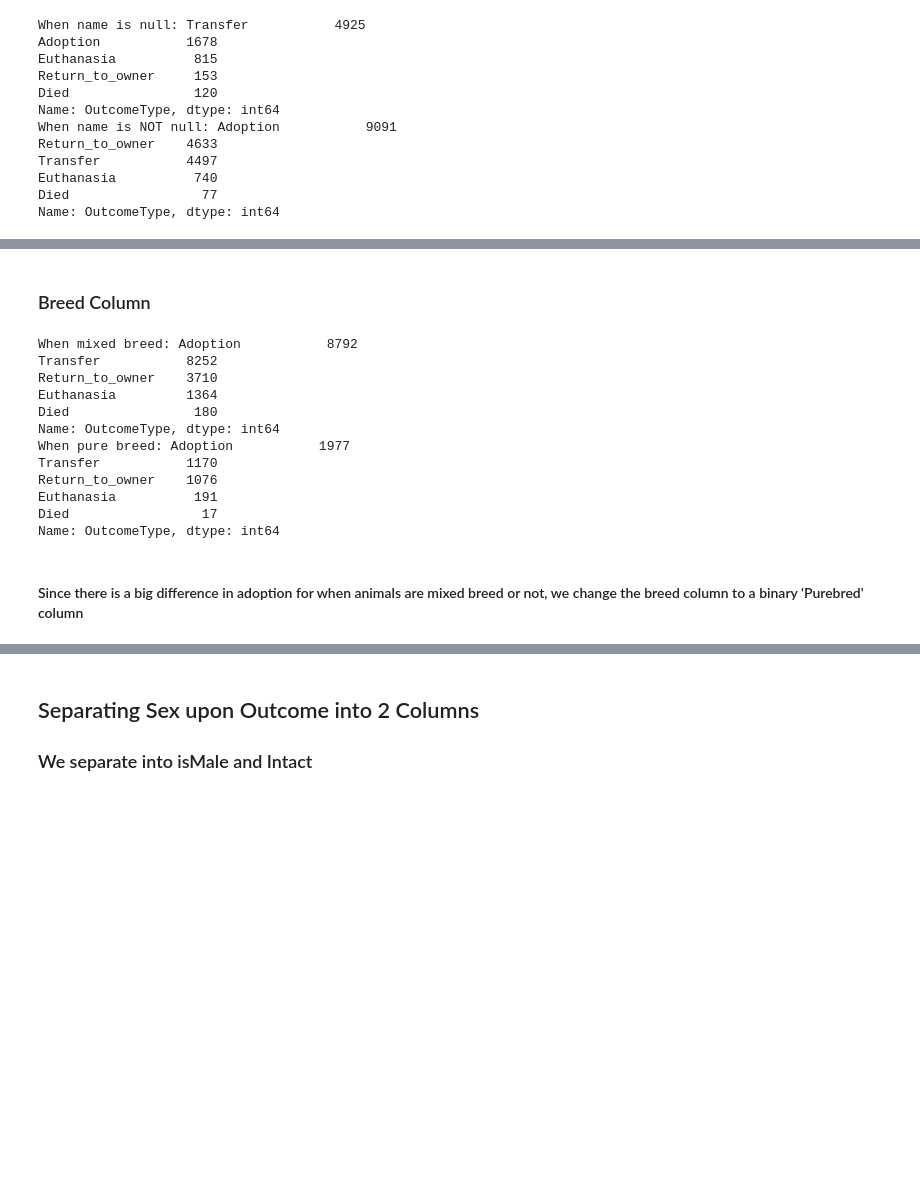
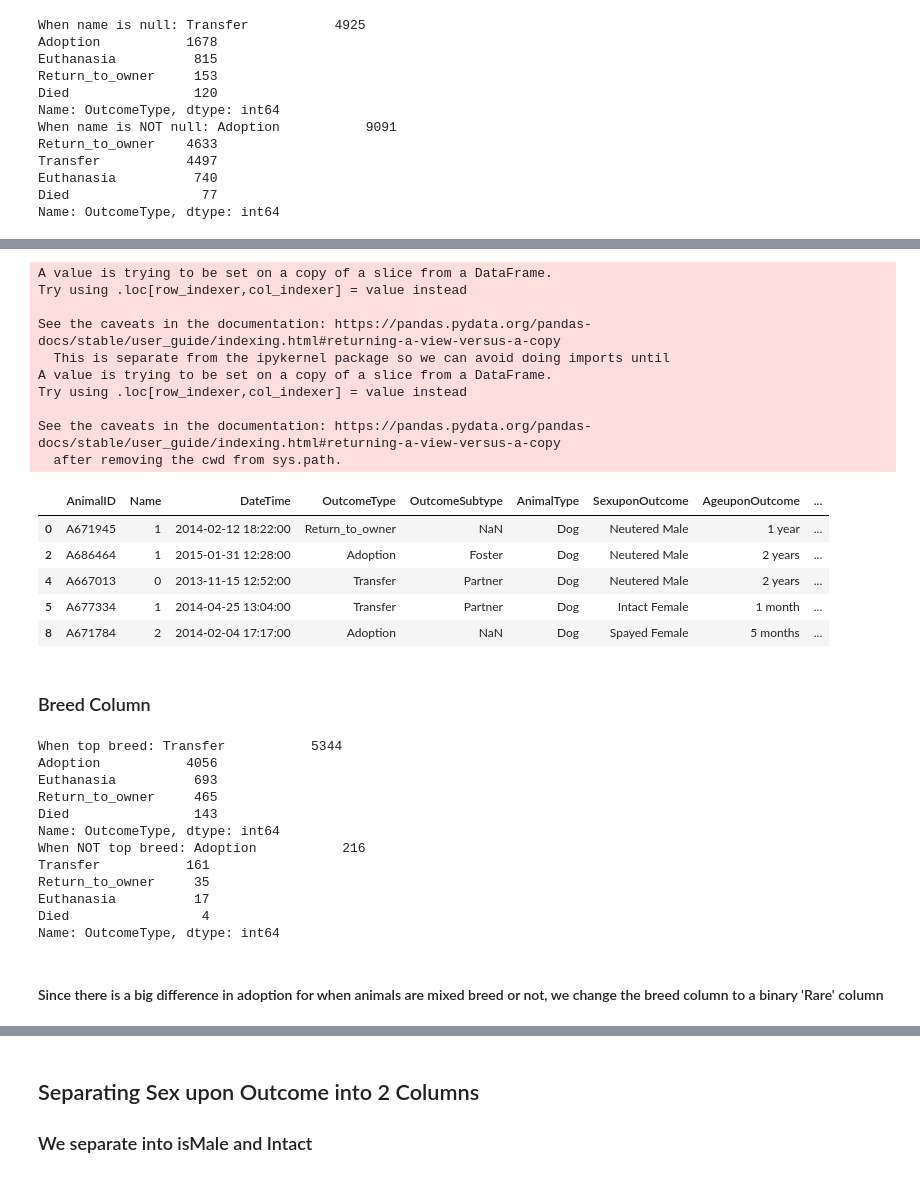
Before and after one commit to hbarabash/findapet, a Jupyter notebook: fostercomp.ipynb, the cells around one changed output, grey strips where cells are left out. Saved outputs shown, nothing was run; the diff lists cells and outputs as text; code cells hidden in the pictures; blank space fills up the shorter version.

```diff
--- a/fostercomp.ipynb
+++ b/fostercomp.ipynb
@@ -64,2 +86,25 @@ Name: OutcomeType, dtype: int64
+# %%
+# get top 20 names
+dogtopnames = fosterdogs['Name'].value_counts()[:20].index.tolist()
+fosterdogs['Name'] = fosterdogs['Name'].apply(lambda x: 0 if (x is np.nan) else (2 if (x in (dogtopnames)) else 1))
+fosterdogs_test['Name'] =fosterdogs_test['Name'].apply(lambda x: 0 if (x is np.nan) else (2 if (x in (dogtopnames)) else 1))
+fosterdogs.head()
+# %% [output]
+A value is trying to be set on a copy of a slice from a DataFrame.
+Try using .loc[row_indexer,col_indexer] = value instead
+
+See the caveats in the documentation: https://pandas.pydata.org/pandas-docs/stable/user_guide/indexing.html#returning-a-view-versus-a-copy
+  This is separate from the ipykernel package so we can avoid doing imports until
+A value is trying to be set on a copy of a slice from a DataFrame.
+Try using .loc[row_indexer,col_indexer] = value instead
+
+See the caveats in the documentation: https://pandas.pydata.org/pandas-docs/stable/user_guide/indexing.html#returning-a-view-versus-a-copy
+  after removing the cwd from sys.path.
+|  | AnimalID | Name | DateTime | OutcomeType | OutcomeSubtype | AnimalType | SexuponOutcome | AgeuponOutcome | ... |
+| 0 | A671945 | 1 | 2014-02-12 18:22:00 | Return_to_owner | NaN | Dog | Neutered Male | 1 year | ... |
+| 2 | A686464 | 1 | 2015-01-31 12:28:00 | Adoption | Foster | Dog | Neutered Male | 2 years | ... |
+| 4 | A667013 | 0 | 2013-11-15 12:52:00 | Transfer | Partner | Dog | Neutered Male | 2 years | ... |
+| 5 | A677334 | 1 | 2014-04-25 13:04:00 | Transfer | Partner | Dog | Intact Female | 1 month | ... |
+| 8 | A671784 | 2 | 2014-02-04 17:17:00 | Adoption | NaN | Dog | Spayed Female | 5 months | ... |
 # %% [markdown]
 ### Breed Column
@@ -66,21 +115,27 @@ Name: OutcomeType, dtype: int64
 # %%
-mix = foster.loc[foster['Breed'].str.contains('Mix')]
-print("When mixed breed:", mix['OutcomeType'].value_counts())
-pure = foster.loc[foster['Breed'].str.contains('Mix') == False]
-print("When pure breed:", pure['OutcomeType'].value_counts())
+boolean_series = fostercats.Breed.isin(cattopbreeds)
+topfoster = fostercats[boolean_series]
+print("When top breed:", topfoster['OutcomeType'].value_counts())
+
+inverse_boolean_series = ~fostercats.Breed.isin(cattopbreeds)
+nottopfoster = fostercats[inverse_boolean_series]
+print("When NOT top breed:", nottopfoster['OutcomeType'].value_counts())
+
+# pure = foster.loc[foster['Breed'].str.contains('Mix') == False]
+# print("When pure breed:", pure['OutcomeType'].value_counts())
 # %% [output]
-When mixed breed: Adoption           8792
-Transfer           8252
-Return_to_owner    3710
-Euthanasia         1364
-Died                180
+When top breed: Transfer           5344
+Adoption           4056
+Euthanasia          693
+Return_to_owner     465
+Died                143
 Name: OutcomeType, dtype: int64
-When pure breed: Adoption           1977
-Transfer           1170
-Return_to_owner    1076
-Euthanasia          191
-Died                 17
+When NOT top breed: Adoption           216
+Transfer           161
+Return_to_owner     35
+Euthanasia          17
+Died                 4
 Name: OutcomeType, dtype: int64
 # %% [markdown]
-#### Since there is a big difference in adoption for when animals are mixed breed or not, we change the breed column to a binary 'Purebred' column
+#### Since there is a big difference in adoption for when animals are mixed breed or not, we change the breed column to a binary 'Rare' column
 # %%
```
Also changed, not shown: parts of 49 cells of this notebook.
